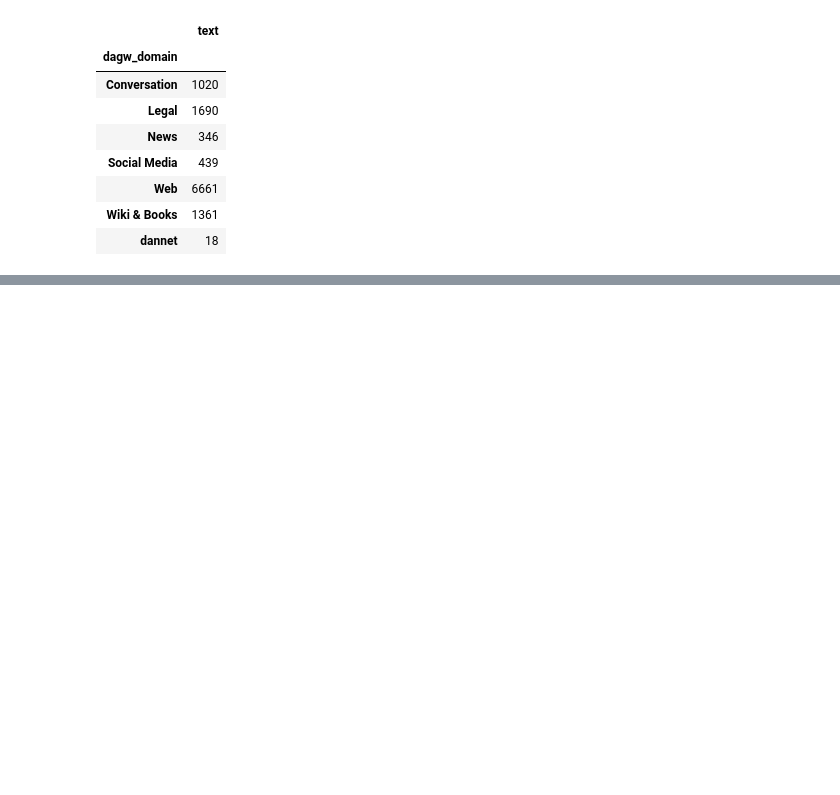
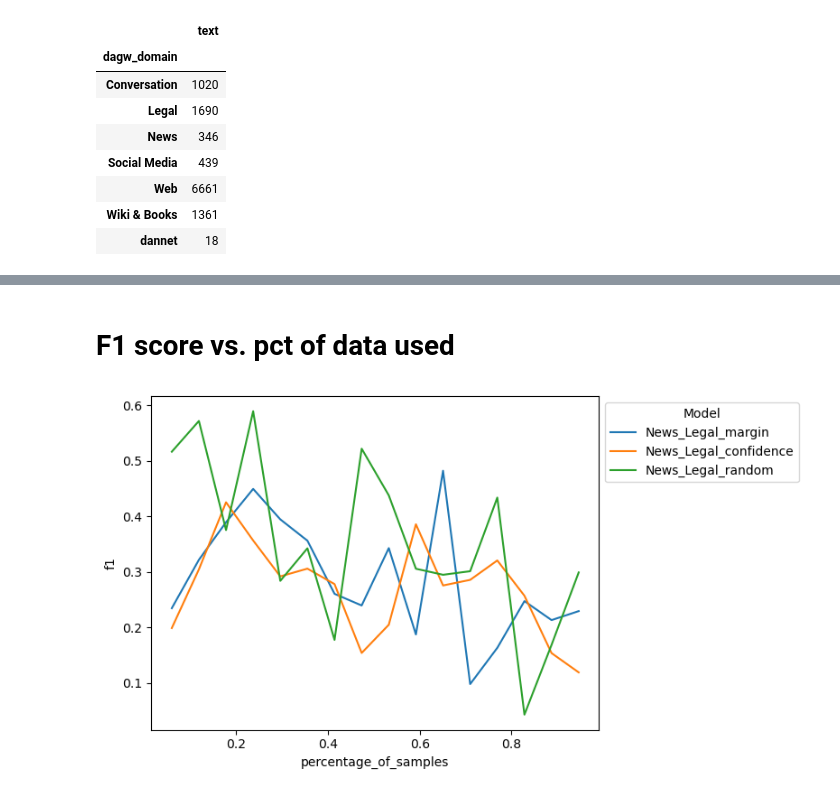
Before and after one commit to krusand/CrossNER-Active-Learning, a Jupyter notebook: spanf1.ipynb, the cells around one changed output, grey strips where cells are left out. Saved outputs shown, nothing was run; the diff lists cells and outputs as text; code cells hidden in the pictures; blank space fills up the shorter version.

Commit message:
added results and removed old

```diff
--- a/spanf1.ipynb
+++ b/spanf1.ipynb
@@ -117,0 +212,29 @@ ValueError: All arrays must be of the same length
+# %%
+import pickle
+
+
+with open("f1_scores/f1_scores_active_learning.pkl", "rb") as fp:
+    AL_f1 = pickle.load(fp)
+
+
+AL_f1.update(BL_f1)
+
+
+def active_learning_comparison(f1_scores: dict,target_domains:list[str]):
+    dfs = []
+
+    for target_domain in target_domains:
+        for model in f1_scores.keys():
+            if target_domain in model:
+                print(target_domain, model)
+                dfs.append(pd.DataFrame({
+                    "Source": [model],
+                    "Target": [target_domain],
+                    "Type": ["Baseline" if model == target_domain else model.split("_")[-1].capitalize()],
+                    "F1": [f1_scores[model][target_domain]]
+                }))
+
+    return pd.concat(dfs).pivot(index="Type", columns="Target", values="F1")
+
+
+active_learning_comparison(AL_f1, ["Legal", "Conversation", "Social Media"])
@@ -171,0 +317,19 @@ train.groupby("dagw_domain").count()[["text"]]
+# %% [markdown]
+# F1 score vs. pct of data used
+# %%
+dfs = []
+
+for model in AL_f1.keys():
+    if "model" in model and "L" in model:
+        s,t,q = model.split("_")[1:]
+        df = pd.read_csv(f"al_results/ALResult_{s}_{t}_{q}.csv")
+        df["Model"] = f"{s}_{t}_{q}"
+        dfs.append(df)
+
+
+fig,ax=plt.subplots()
+
+sns.lineplot(data = pd.concat(dfs), x="percentage_of_samples", y="f1", hue="Model")
+sns.move_legend(ax, "upper left", bbox_to_anchor=(1, 1))
+# %% [output]
+[figure, added]
```
Also changed, not shown: parts of 14 cells of this notebook, 31 other files.
